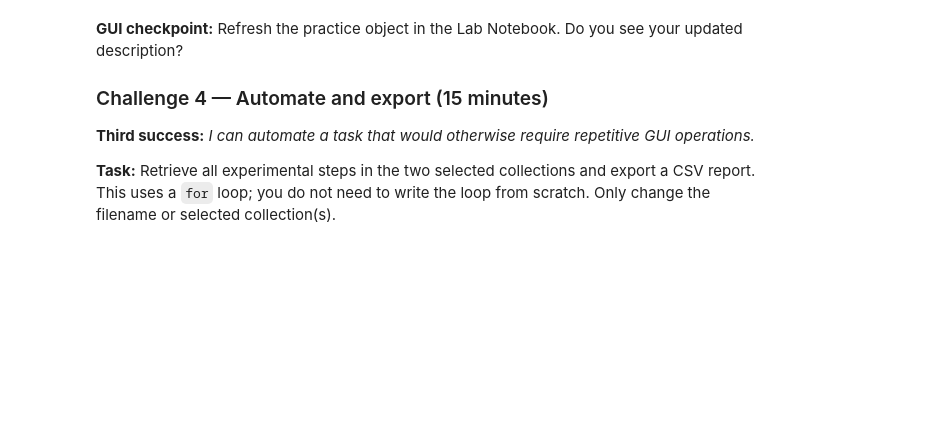
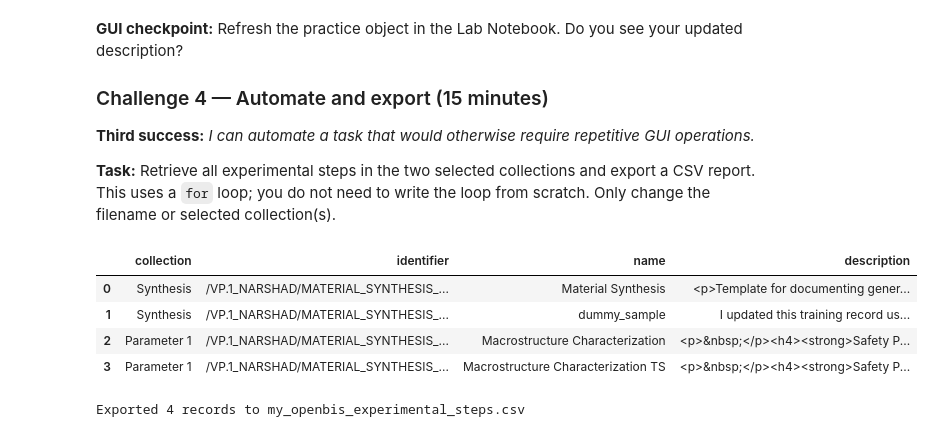
Before and after one commit to BAMresearch/openBIS-data-store-tutorials, a Jupyter notebook: docs/self-learning-path-pybis/workshop-pybis-level0/pybis_workshop_exercises.ipynb, the cells around one changed output. Cells and saved outputs as stored; diff of their text form; code cells hidden in the pictures; blank space fills up the shorter version.

Commit message:
Fixed Name and Paths of Files

```diff
--- a/docs/self-learning-path-pybis/workshop-pybis-level0/pybis_workshop_exercises.ipynb
+++ b/docs/self-learning-path-pybis/workshop-pybis-level0/pybis_workshop_exercises.ipynb
@@ -30,8 +55,5 @@ print("pyBIS connection configured. Next, select your Space.")
 Uncomment the first line to see accessible Spaces. Replace the placeholder with your assigned Space code.
 # %%
 # display(o.get_spaces())
-SPACE_CODE = "YOUR_SPACE_CODE"  # <-- change this
-assert SPACE_CODE != "YOUR_SPACE_CODE", "Enter your assigned Space code first."
-myspace = o.get_space(SPACE_CODE)
-print("Using Space:", myspace.code)
+myspace = o.get_space('VP.1_NARSHAD')
 # %% [markdown]
@@ -129,0 +68,5 @@ print("Data ready. Open your project in the GUI and confirm the collections and
+# %%
+PROJECT_CODE = "Material_Synthesis"
+proj = myspace.get_project(project_code = PROJECT_CODE)
+collections = [x.props.all()['$name'] for x in proj.get_collections()]
+collections
@@ -160,7 +242,8 @@ print(chosen_object.props.get("$name"))
 **Task:** Build a table from the objects in our two collections, inspect it and filter to one collection. We use a small local table so no global search across other researchers' Spaces is needed.
 # %%
 rows = []
-for collection_name, collection in [("Synthesis", synthesis), ("Parameter 1", parameter_1)]:
+for collection_name, collection in [("Synthesis", next(collection for index, collection in enumerate(project.get_collections()) if collection.props['$name'] == 'Synthesis')),
+                                    ("Parameter 1", next(collection for index, collection in enumerate(project.get_collections()) if collection.props['$name'] == 'Parameter 1'))]:
     for obj in collection.get_samples():
         rows.append({
             "collection": collection_name,
@@ -188,18 +282,18 @@ print("Matching objects:", len(filtered))
 
 **Safety:** The field below comes from the uploaded source notebook. The object is dedicated to workshop edits. If the property is not editable on your instance, ask the instructor rather than changing a different field.
 # %%
-practice_step = o.get_sample(practice_step.identifier)
+#We register a dummy sample for demo purposes in the collection Synthesis, then we change the experimental description
+
+for collection in project.get_collections():
+    if collection.props.all()["$name"] == 'Synthesis':
+        col = collection
+
+sample = o.new_sample(
+        type       = 'EXPERIMENTAL_STEP',
+        collection =  col,
+        props      =  {'$name': 'dummy_sample'}
+    )
+sample.save()
+
 PROPERTY = "experimental_step.experimental_description"
-print("Current description:", practice_step.props.get(PROPERTY))
-
-new_description = "I updated this training record using pyBIS!"  # <-- personalize this
-print("Proposed description:", new_description)
-
-# Set to True only after you are happy with the proposed text.
-SAVE_CHANGE = False  # <-- change to True
-if SAVE_CHANGE:
-    practice_step.props[PROPERTY] = new_description
-    practice_step.save()
-    print("Saved to openBIS")
-else:
-    print("Preview only — nothing saved")
+print("Current description:", sample.props.get(PROPERTY))
@@ -216,26 +325,33 @@ print("Description currently in openBIS:", verified.props.get(PROPERTY))
 **Task:** Retrieve all experimental steps in the two selected collections and export a CSV report. This uses a `for` loop; you do not need to write the loop from scratch. Only change the filename or selected collection(s).
 # %%
 # Choose the collections to include in the report.
-selected_collections = [synthesis, parameter_1]  # <-- optional: use [synthesis]
-
+selected_collections = [next(collection for index, collection in enumerate(project.get_collections()) if collection.props['$name'] == 'Synthesis'),
+                        next(collection for index, collection in enumerate(project.get_collections()) if collection.props['$name'] == 'Parameter 1')]
 report_rows = []
 for collection in selected_collections:
     for obj in collection.get_samples():
         report_rows.append({
             "collection": collection.props.get("$name"),
             "identifier": obj.identifier,
             "name": obj.props.get("$name"),
             "description": obj.props.get("experimental_step.experimental_description"),
         })
 
 report = pd.DataFrame(
     report_rows, columns=["collection", "identifier", "name", "description"]
 )
 display(report)
 
 filename = "my_openbis_experimental_steps.csv"  # <-- customize
 report.to_csv(filename, index=False)
 print(f"Exported {len(report)} records to {filename}")
+# %% [output]
+|  | collection | identifier | name | description |
+| 0 | Synthesis | /VP.1_NARSHAD/MATERIAL_SYNTHESIS_... | Material Synthesis | <p>Template for documenting gener... |
+| 1 | Synthesis | /VP.1_NARSHAD/MATERIAL_SYNTHESIS_... | dummy_sample | I updated this training record us... |
+| 2 | Parameter 1 | /VP.1_NARSHAD/MATERIAL_SYNTHESIS_... | Macrostructure Characterization | <p>&nbsp;</p><h4><strong>Safety P... |
+| 3 | Parameter 1 | /VP.1_NARSHAD/MATERIAL_SYNTHESIS_... | Macrostructure Characterization TS | <p>&nbsp;</p><h4><strong>Safety P... |
+Exported 4 records to my_openbis_experimental_steps.csv
 # %% [markdown]
 **Check:** Open the generated CSV from the Jupyter file browser. Does it contain the names you saw in the GUI?
 
```
Also changed, not shown: parts of 23 cells of this notebook, 2 other files.
